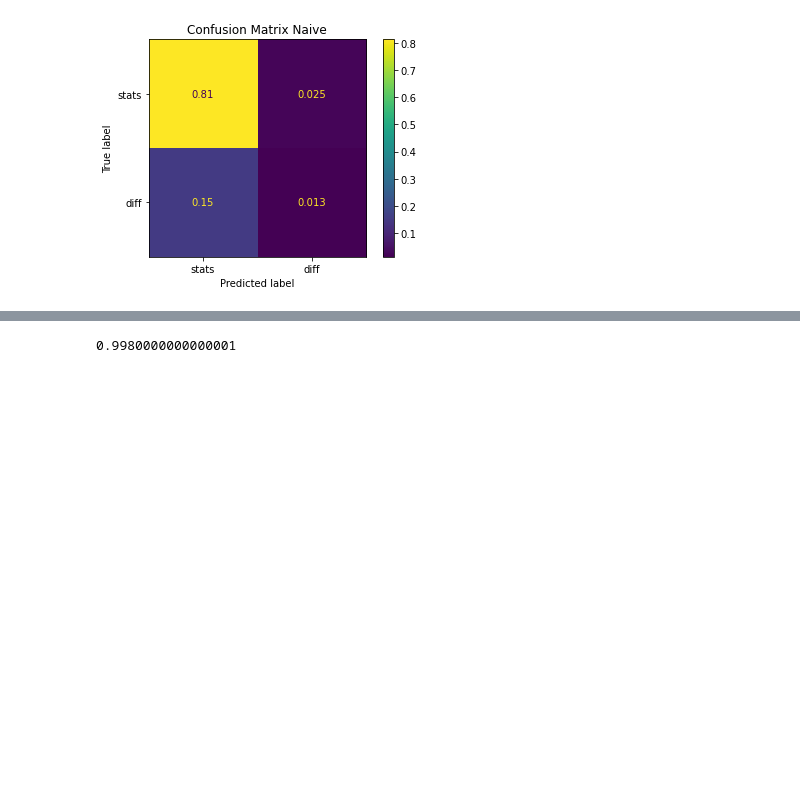
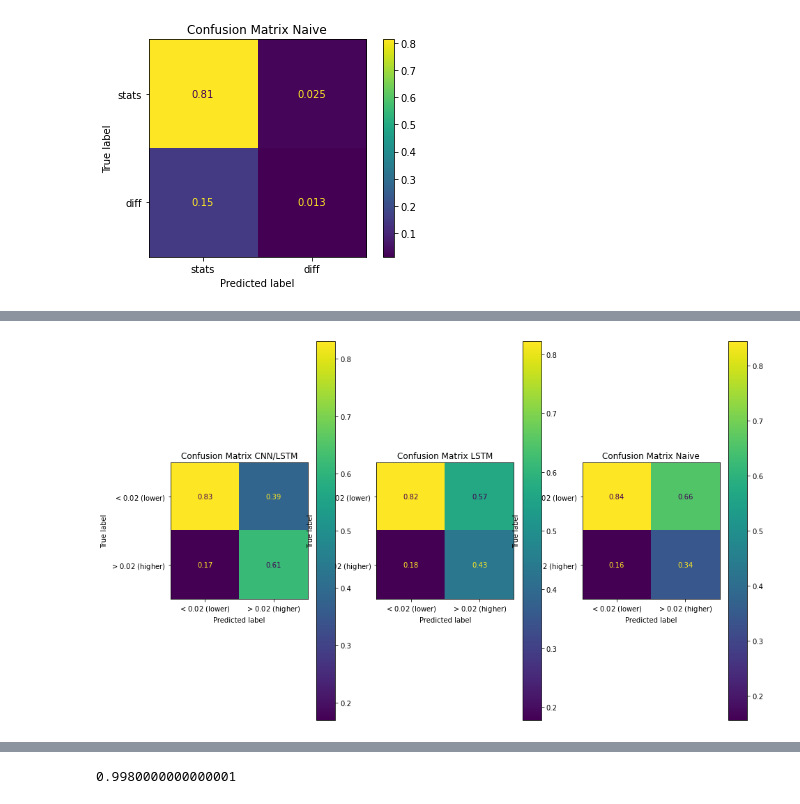
Before and after one commit to macrandrea/NNvecWPit, a Jupyter notebook: Bid_Ask_MSFT.ipynb, the cells around one changed output, grey strips where cells are left out. Cells and saved outputs as stored; diff of their text form; code cells hidden in the pictures; blank space fills up the shorter version.

```diff
--- a/Bid_Ask_MSFT.ipynb
+++ b/Bid_Ask_MSFT.ipynb
@@ -448,3 +525,23 @@ for i, ax in enumerate(axn.flat):
+# %%
+fig, ax = plt.subplots(1,3, figsize=(15,10))
+ax[0].set_title("CNN/LSTM")
+ax[1].set_title("LSTM")
+ax[2].set_title("Naive")
+
+cm = confusion_matrix(testY.argmax(axis=1), pj.argmax(axis=1),normalize='pred')#true', 'pred', 'all'
+disp = ConfusionMatrixDisplay(confusion_matrix=cm,display_labels=['$<0.02$ (lower)','$>0.02$ (higher)'])
+disp.plot(ax=ax[0])
+disp.ax_.set_title("Confusion Matrix CNN/LSTM")
+cm_lstm = confusion_matrix(testY_lstm.argmax(axis=1), p_lstmj.argmax(axis=1),normalize='pred')#true', 'pred', 'all'
+disp_lstm = ConfusionMatrixDisplay(confusion_matrix=cm_lstm,display_labels=['$<0.02$ (lower)','$>0.02$ (higher)'])
+disp_lstm.plot(ax=ax[1])
+disp_lstm.ax_.set_title("Confusion Matrix LSTM")
+cmNaiv = confusion_matrix(encTe.argmax(axis=1), encPr.argmax(axis=1),normalize='pred')
+dispNaiv = ConfusionMatrixDisplay(confusion_matrix=cmNaiv,display_labels=['$<0.02$ (lower)','$>0.02$ (higher)'])
+dispNaiv.plot(ax=ax[2])
+dispNaiv.ax_.set_title("Confusion Matrix Naive");
+# %% [output]
+[figure, added]
 # %%
 fig, ax = plt.subplots(1,3, figsize=(15,10))
 ax[0].set_title("CNN/LSTM")
```
Also changed, not shown: parts of 11 cells of this notebook, 10 other files.
